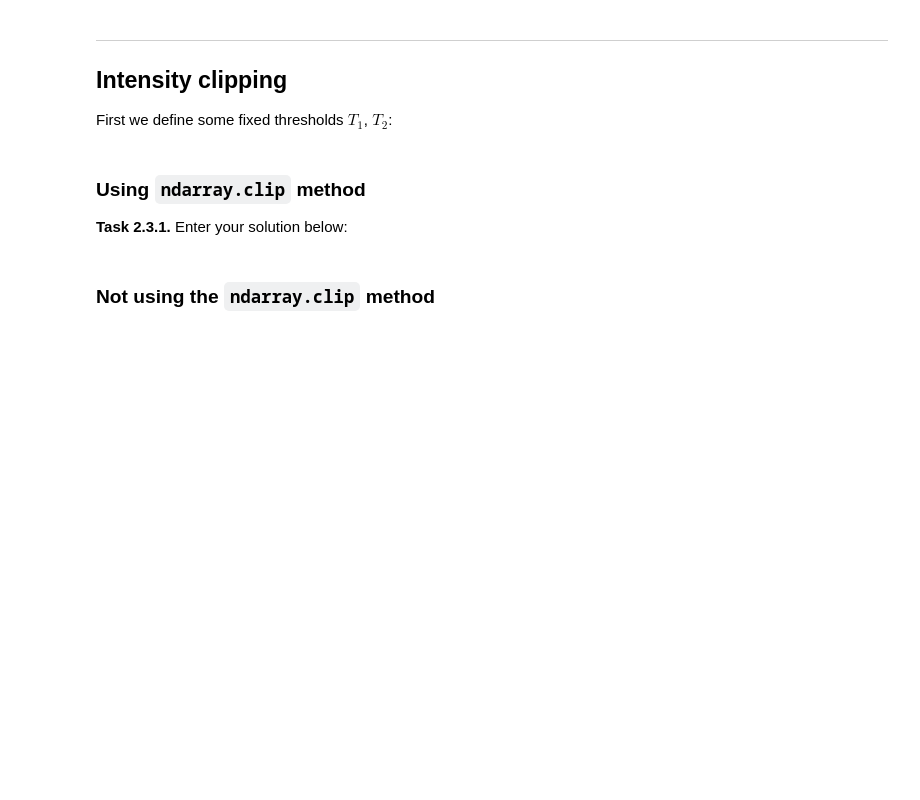
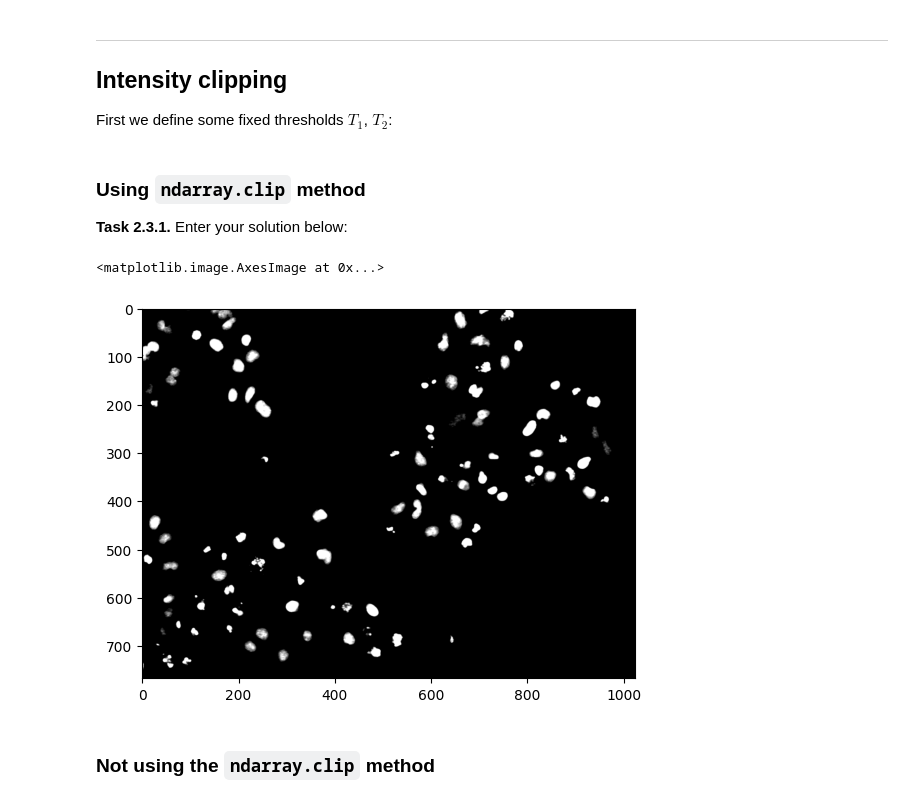
Before and after one commit to antoniabartz/mobi-fs3-python, a Jupyter notebook: task2.ipynb, the cells around one changed output. Saved outputs shown, nothing was run; the diff lists cells and outputs as text; code cells hidden in the pictures; blank space fills up the shorter version.

```diff
--- a/task2.ipynb
+++ b/task2.ipynb
@@ -41,6 +46,12 @@ T2 = 0.59
 ### Using `ndarray.clip` method
 
 **<a id="#">Task 2.3.1.</a>** Enter your solution below:
+# %%
+img.clip(T1, T2)
+plt.imshow(img.clip(T1, T2), 'gray')
+# %% [output]
+<matplotlib.image.AxesImage at 0x...>
+[figure, added]
 # %% [markdown]
 ### Not using the `ndarray.clip` method
 # %% [markdown]
```
Also changed, not shown: parts of 3 cells of this notebook, 1 other file.
